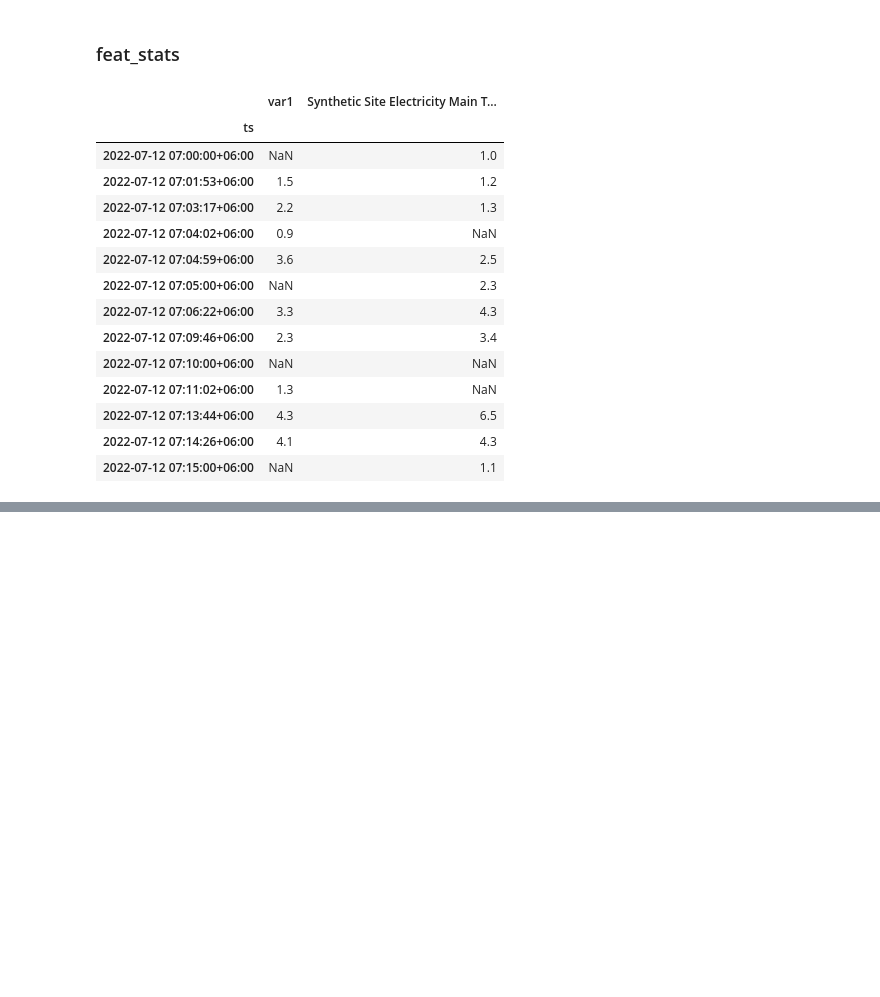
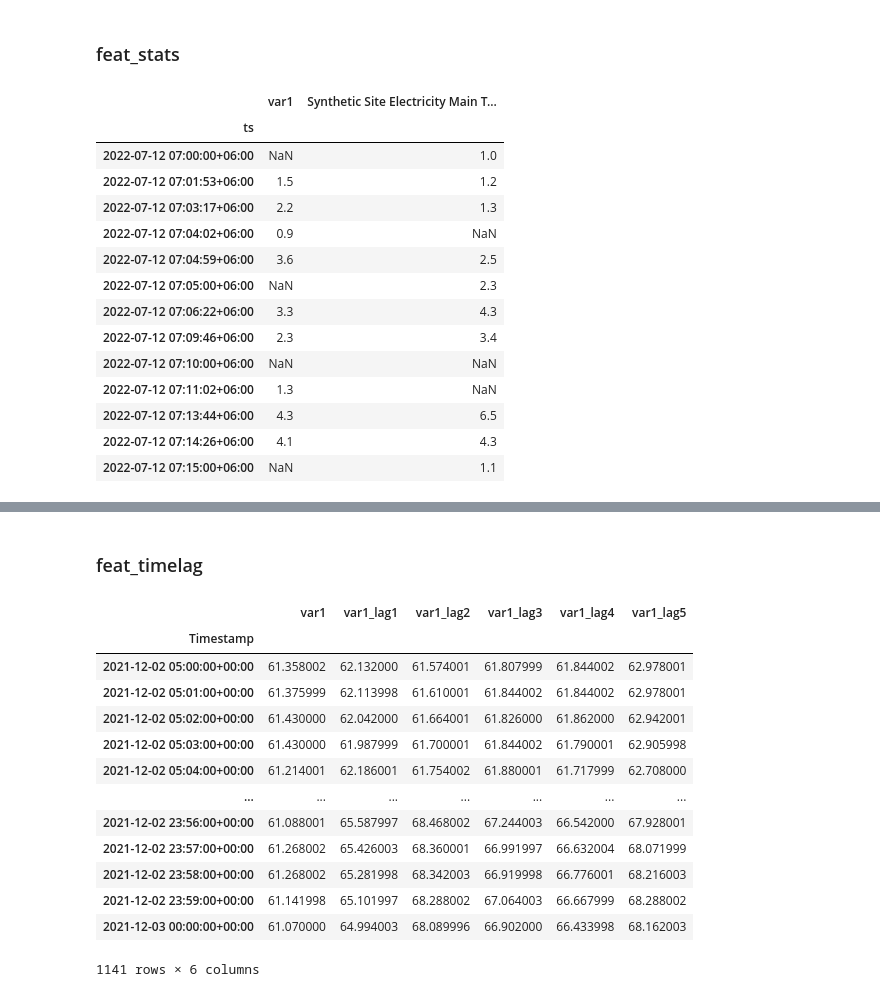
Before and after one commit to NREL/Wattile, a Jupyter notebook: notebooks/exploratory/configs_param_highlights.ipynb, the cells around one changed output, grey strips where cells are left out. Saved outputs shown, nothing was run; the diff lists cells and outputs as text; code cells hidden in the pictures; blank space fills up the shorter version.

```diff
--- a/notebooks/exploratory/configs_param_highlights.ipynb
+++ b/notebooks/exploratory/configs_param_highlights.ipynb
@@ -506,3 +536,36 @@ fig.show()
 # i+=1
 # %% [output]
 [interactive output not drawn]
+# %% [markdown]
+### feat_timelag
+# %%
+configs["data_processing"]["feat_timelag"]["lag_interval"] = "60min"
+configs["data_processing"]["feat_timelag"]["lag_count"] = 5
+# %%
+timestamp_start = "2021-12-02 00:00:00+00:00"
+timestamp_end = "2021-12-03 00:00:00+00:00"
+
+var = "Synthetic Weather Station Dry Bulb Temperature"
+
+data_temp = data.loc[timestamp_start:timestamp_end, (data.columns==var)|(data.columns==configs["data_input"]["target_var"])]
+data_temp.columns = ['var1', configs["data_input"]["target_var"]]
+# %%
+data_feat_stats = timelag_predictors(data_temp, configs)
+data_feat_stats = data_feat_stats.loc[:, data_feat_stats.columns.str.contains("var1")]
+data_feat_stats = data_feat_stats.iloc[:, ::-1]
+data_feat_stats
+# %% [output]
+|  | var1 | var1_lag1 | var1_lag2 | var1_lag3 | var1_lag4 | var1_lag5 |
+| Timestamp |  |  |  |  |  |  |
+| 2021-12-02 05:00:00+00:00 | 61.358002 | 62.132000 | 61.574001 | 61.807999 | 61.844002 | 62.978001 |
+| 2021-12-02 05:01:00+00:00 | 61.375999 | 62.113998 | 61.610001 | 61.844002 | 61.844002 | 62.978001 |
+| 2021-12-02 05:02:00+00:00 | 61.430000 | 62.042000 | 61.664001 | 61.826000 | 61.862000 | 62.942001 |
+| 2021-12-02 05:03:00+00:00 | 61.430000 | 61.987999 | 61.700001 | 61.844002 | 61.790001 | 62.905998 |
+| 2021-12-02 05:04:00+00:00 | 61.214001 | 62.186001 | 61.754002 | 61.880001 | 61.717999 | 62.708000 |
+| ... | ... | ... | ... | ... | ... | ... |
+| 2021-12-02 23:56:00+00:00 | 61.088001 | 65.587997 | 68.468002 | 67.244003 | 66.542000 | 67.928001 |
+| 2021-12-02 23:57:00+00:00 | 61.268002 | 65.426003 | 68.360001 | 66.991997 | 66.632004 | 68.071999 |
+| 2021-12-02 23:58:00+00:00 | 61.268002 | 65.281998 | 68.342003 | 66.919998 | 66.776001 | 68.216003 |
+| 2021-12-02 23:59:00+00:00 | 61.141998 | 65.101997 | 68.288002 | 67.064003 | 66.667999 | 68.288002 |
+| 2021-12-03 00:00:00+00:00 | 61.070000 | 64.994003 | 68.089996 | 66.902000 | 66.433998 | 68.162003 |
+1141 rows × 6 columns
```
Also changed, not shown: parts of 4 cells of this notebook.
